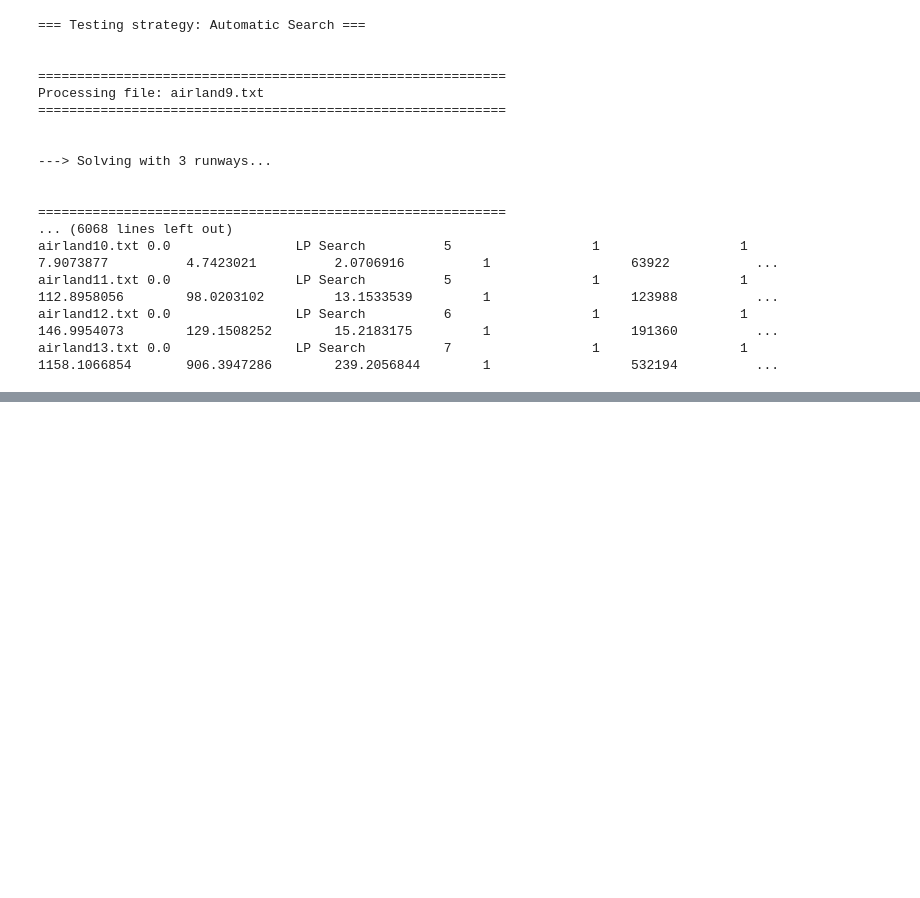
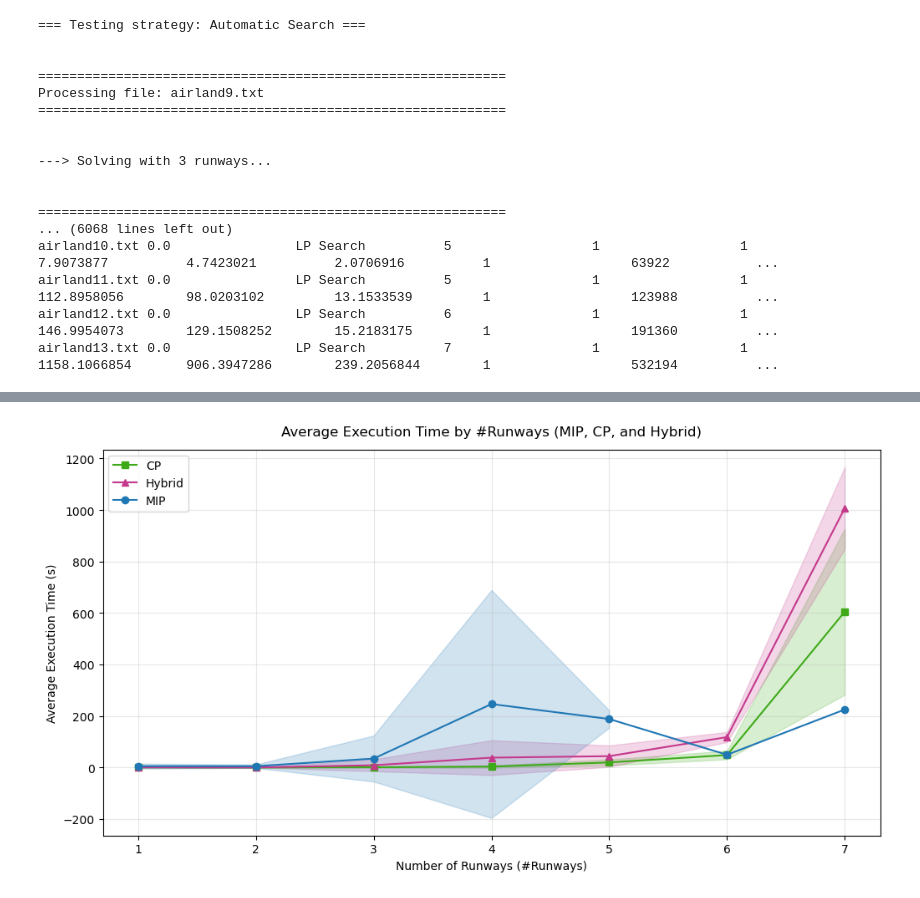
Before and after one commit to Mariana-rc01/ConstraintPlanes, a Jupyter notebook: src/Results&Analysis.ipynb, the cells around one changed output, grey strips where cells are left out. Cells and saved outputs as stored; diff of their text form; code cells hidden in the pictures; blank space fills up the shorter version.

Commit message:
plots

```diff
--- a/src/Results&Analysis.ipynb
+++ b/src/Results&Analysis.ipynb
@@ -762,0 +1222,44 @@ airland13.txt 0.0                LP Search          7                  1
+# %%
+# Filter only solvers of interest and unify names
+df_selected = df[df["Solver"].str.contains("MIP|CP|Hybrid")].copy()
+
+df_selected["Solver"] = df_selected["Solver"].replace({
+    "MIP Multiple Large Datasets": "MIP",
+    "MIP Single": "MIP",
+    "MIP Multiple": "MIP",
+    "CP Multiple": "CP",
+    "CP Single": "CP",
+    "Hybrid Large Datasets": "Hybrid"
+})
+
+df_selected["#Planes"] = pd.to_numeric(df_selected["#Planes"])
+df_selected["#Runways"] = pd.to_numeric(df_selected["#Runways"])
+
+summary = df_selected.groupby(["Solver", "#Runways"]).agg(
+    Time_mean=("Time (s)", "mean"),
+    Time_std=("Time (s)", "std"),
+    Penalty_mean=("Penalty / Obj", "mean"),
+    Penalty_std=("Penalty / Obj", "std")
+).reset_index()
+
+# Plot mean Time ± standard deviation
+plt.figure(figsize=(12, 6))
+for solver in summary["Solver"].unique():
+    data = summary[summary["Solver"] == solver]
+    plt.plot(data["#Runways"], data["Time_mean"], marker=markers[solver], label=solver, color=solver_colors[solver])
+    plt.fill_between(
+        data["#Runways"],
+        data["Time_mean"] - data["Time_std"],
+        data["Time_mean"] + data["Time_std"],
+        alpha=0.2,
+        color=solver_colors[solver]
+    )
+
+plt.xlabel("Number of Runways (#Runways)")
+plt.ylabel("Average Execution Time (s)")
+plt.title("Average Execution Time by #Runways (MIP, CP, and Hybrid)")
+plt.grid(True)
+plt.legend()
+plt.show()
+# %% [output]
+[figure, added]
```
Also changed, not shown: parts of 8 cells of this notebook, 1 other file.
